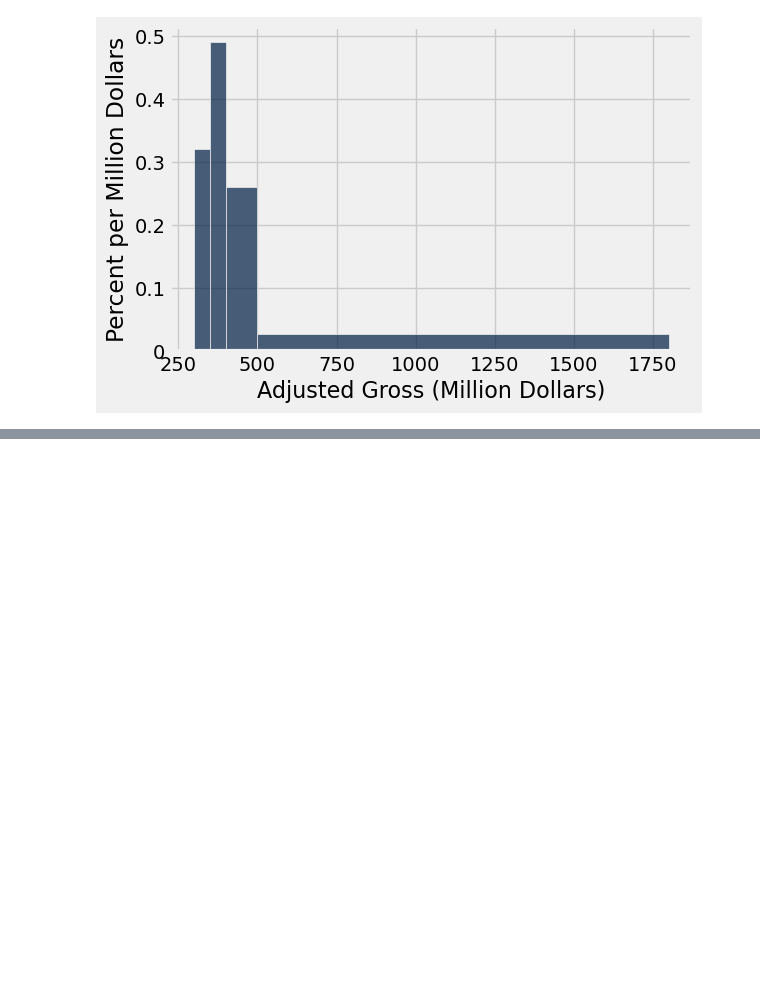
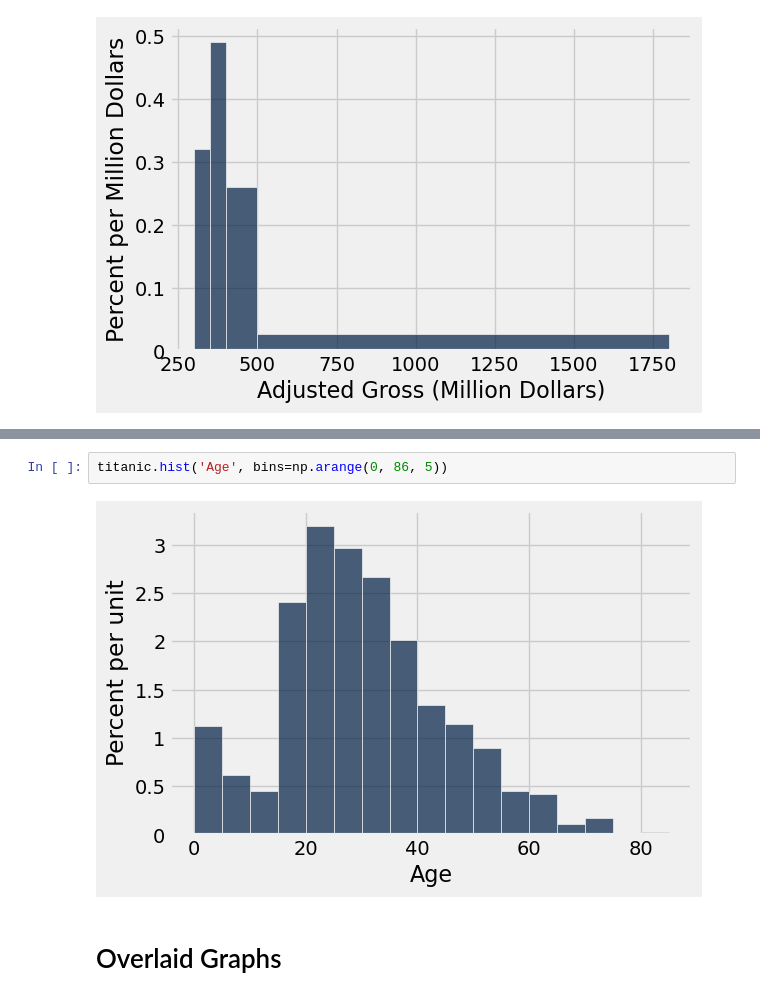
Before and after one commit to lawtonsclass/s26-code-from-class, a Jupyter notebook: data8/ch07.ipynb, the cells around one changed output, grey strips where cells are left out. Cells and saved outputs as stored; diff of their text form; blank space fills up the shorter version.

```diff
--- a/data8/ch07.ipynb
+++ b/data8/ch07.ipynb
@@ -456,0 +493,6 @@ millions.hist('Adjusted Gross', bins=uneven, unit="Million Dollars")
+# %%
+titanic.hist('Age', bins=np.arange(0, 86, 5))
+# %% [output]
+[figure, added]
+# %% [markdown]
+# Overlaid Graphs
```
Also changed, not shown: parts of 20 cells of this notebook.
